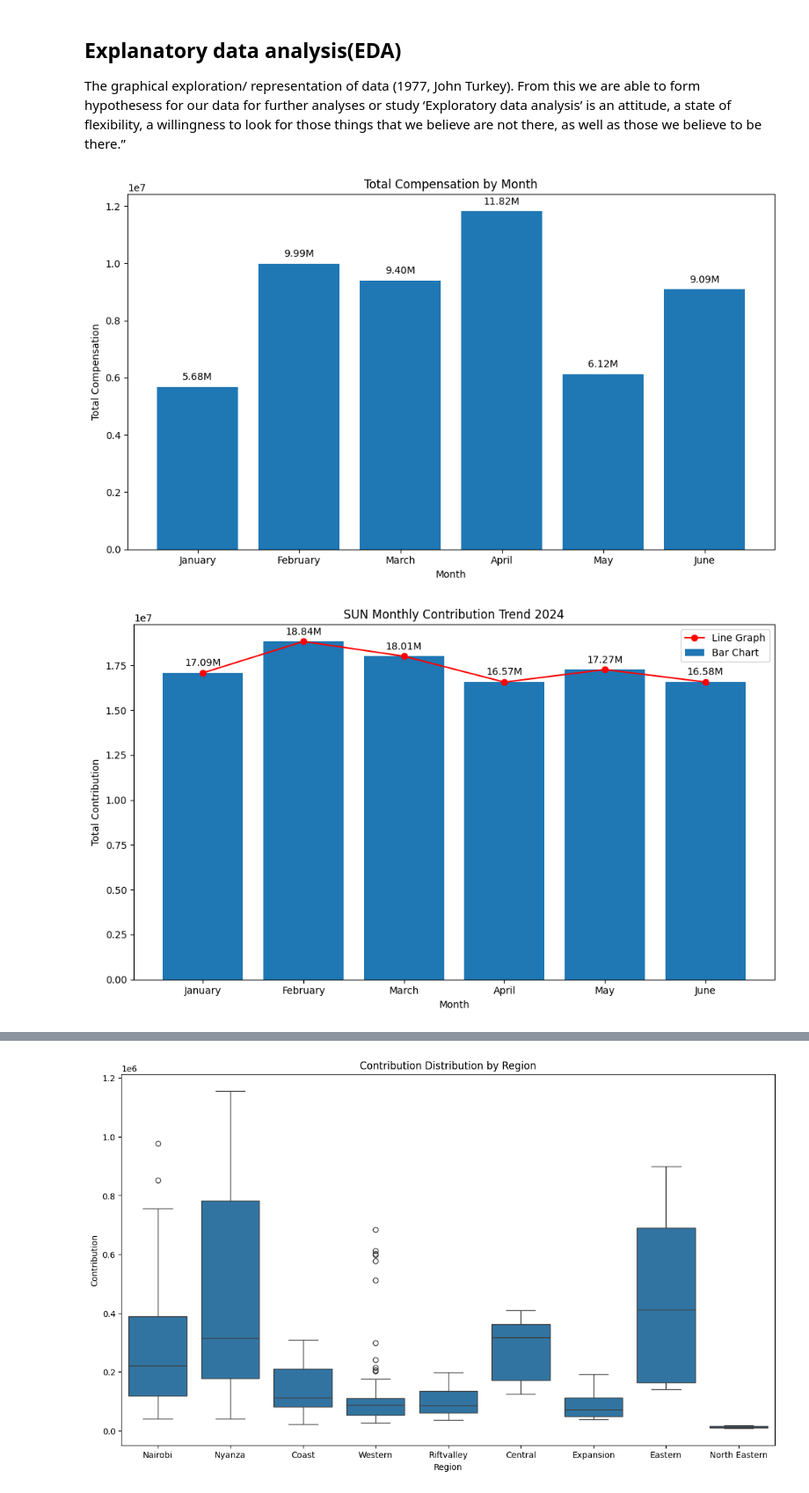
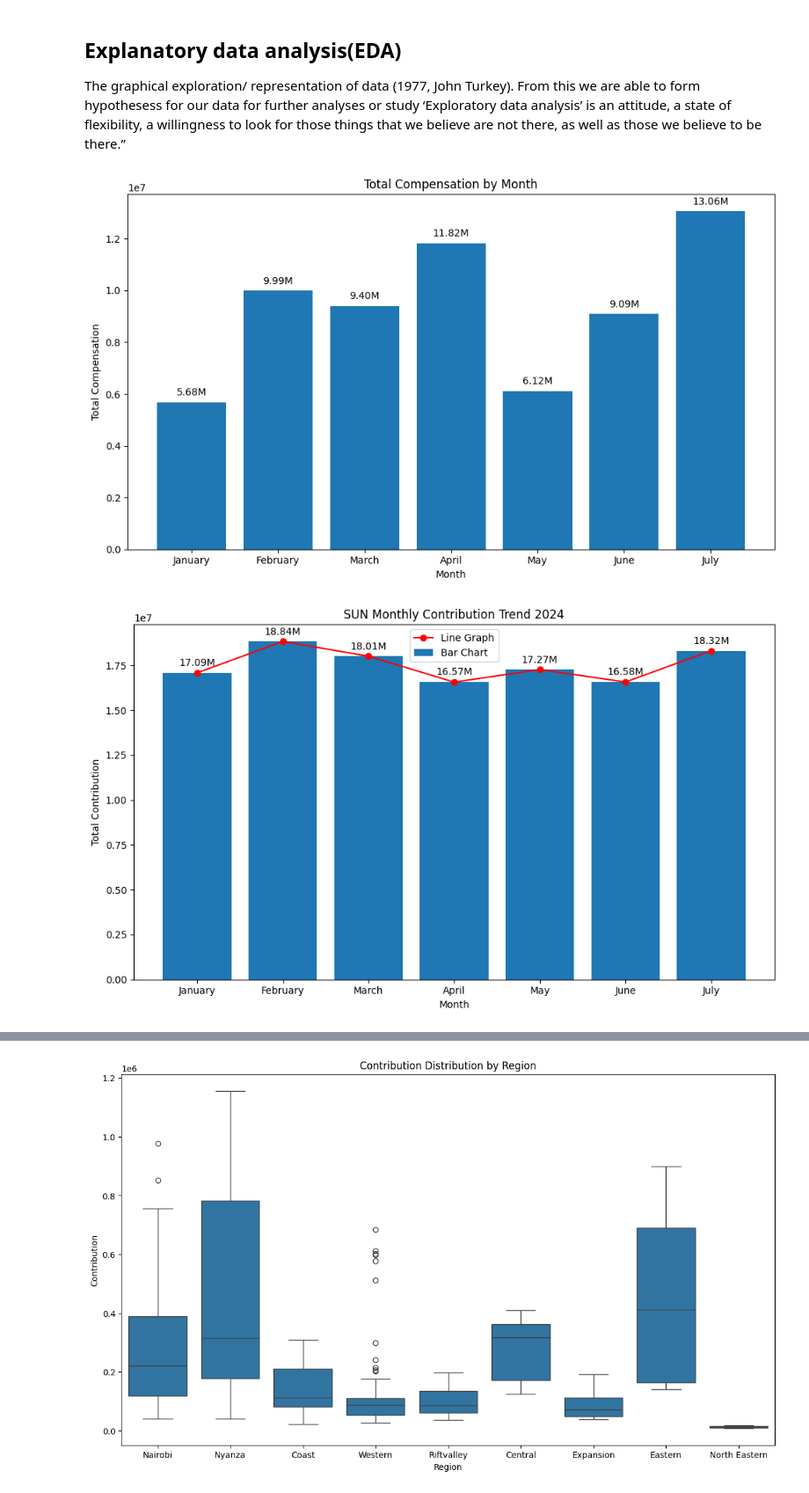
Before and after one commit to stevejj4/SHOFCO-SUN, a Jupyter notebook: SUN_Report.ipynb, the cells around one changed output, grey strips where cells are left out. Shown: that part at 88% size. Drawn from its saved outputs; the diff is of its cells as text; code cells hidden in the pictures.

```diff
--- a/SUN_Report.ipynb
+++ b/SUN_Report.ipynb
@@ -152,39 +154,39 @@ The graphical exploration/ representation of data (1977, John Turkey). From this
 # %%
 import matplotlib.pyplot as plt
 
 # Group the data by month and calculate the total compensation for each month
 monthly_compensation = df.groupby('Month')['Compensation'].sum()
 
 # Ensure months are in the correct order (January to June)
-month_order = ['January', 'February', 'March', 'April', 'May', 'June']
+month_order = ['January', 'February', 'March', 'April', 'May', 'June', 'July']
 monthly_compensation = monthly_compensation.reindex(month_order)
 
 # Create a figure and axes
 fig, ax = plt.subplots(figsize=(10, 6))
 
 # Create the bar chart, using the month_order as x-axis positions
 plt.bar(month_order, monthly_compensation.loc[month_order]) # Plot with month_order as x-axis
 
 # Set title and labels
 ax.set_title('Total Compensation by Month')
 ax.set_xlabel('Month')
 ax.set_ylabel('Total Compensation')
 
 # Add labels above each bar/point with 'M' to indicate millions
 for x, y in zip(month_order, monthly_compensation.values):  # Iterate over month_order for x-positions
     ax.annotate(f'{y/1_000_000:.2f}M', (x, y), textcoords="offset points", xytext=(0,7), ha='center')
 
 # Show the plot (no legend needed)
 plt.tight_layout()
 plt.show()
 # %% [output]
-[figure, old version]
+[figure, new version]
 # %%
 # Group the data by month and calculate the total contributions for each month
 monthly_Contribution = df.groupby('Month')['Contribution'].sum()
 
 # Ensure months are in the correct order (January to May)
-month_order = ['January', 'February', 'March', 'April', 'May', 'June']
+month_order = ['January', 'February', 'March', 'April', 'May', 'June','July']
 monthly_Contribution = monthly_Contribution.reindex(month_order)
 
 # Create a figure and axes
@@ -212,7 +214,7 @@ ax.legend()
 plt.tight_layout()
 plt.show()
 # %% [output]
-[figure, old version]
+[figure, new version]
 # %%
 # Group the data by month and calculate the total deaths for each month
 monthly_Deaths_per_Month = df.groupby('Month')['Deaths_per_Month'].sum()
```
Also changed, not shown: parts of 5 cells of this notebook.
